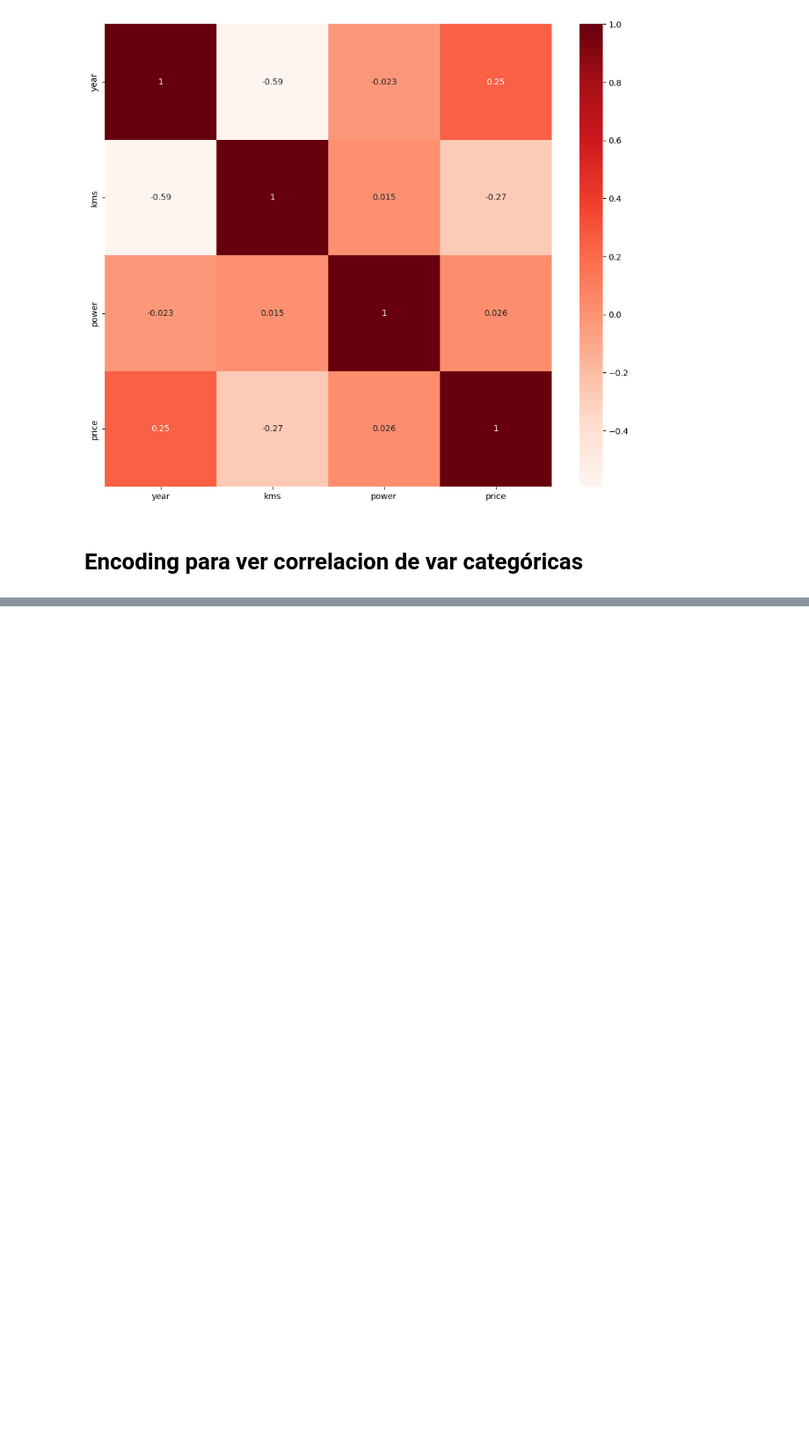
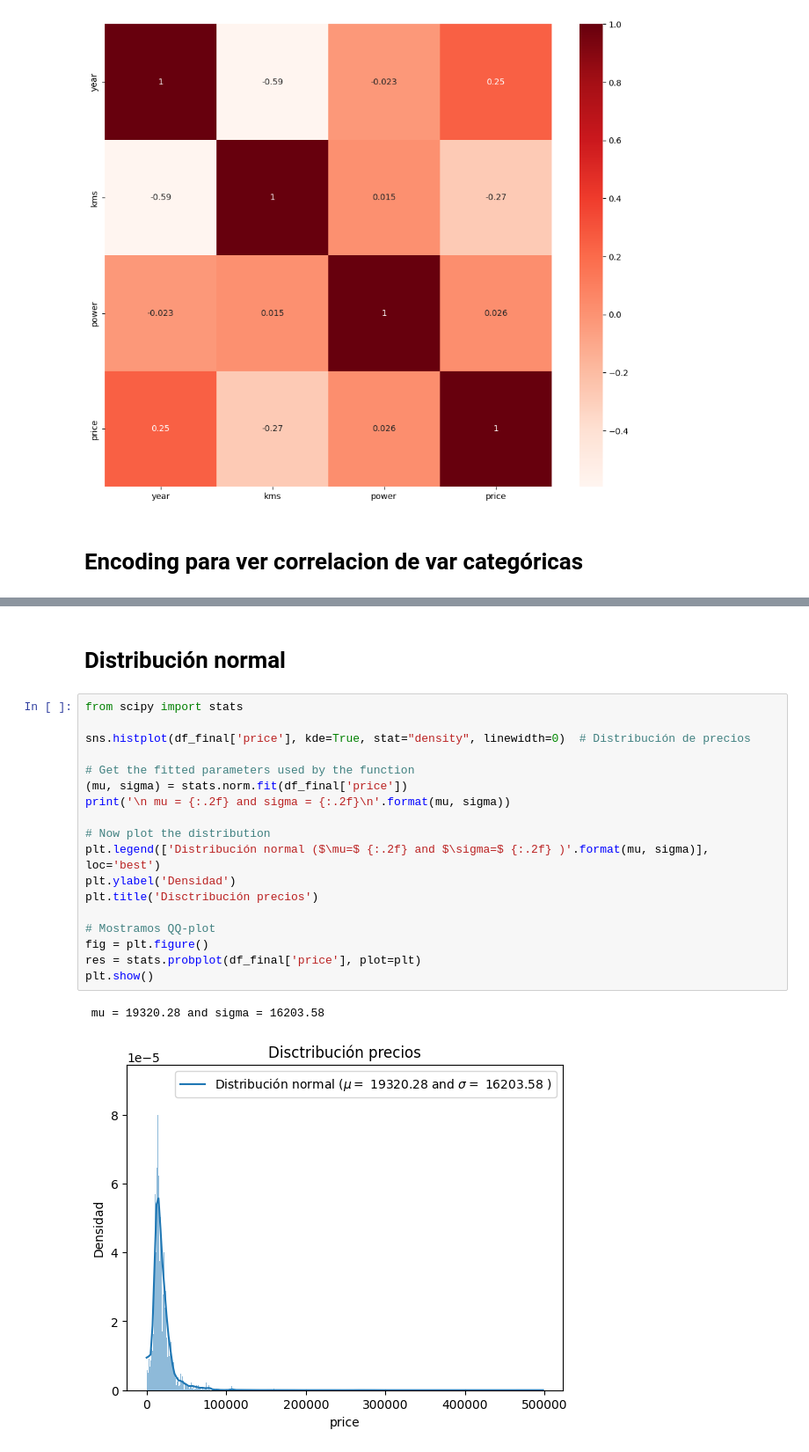
Before and after one commit to Germandcont/SecondHandCars-PricePrediction, a Jupyter notebook: notebooks/predictive_model.ipynb, the cells around one changed output, grey strips where cells are left out. Shown: that part at 88% size. Cells and saved outputs as stored; diff of their text form; blank space fills up the shorter version.

```diff
--- a/notebooks/predictive_model.ipynb
+++ b/notebooks/predictive_model.ipynb
@@ -53,0 +140,23 @@ plt.show()
+# %% [markdown]
+# Distribución normal
+# %%
+from scipy import stats
+
+sns.histplot(df_final['price'], kde=True, stat="density", linewidth=0)  # Distribución de precios
+
+# Get the fitted parameters used by the function
+(mu, sigma) = stats.norm.fit(df_final['price'])
+print('\n mu = {:.2f} and sigma = {:.2f}\n'.format(mu, sigma))
+
+# Now plot the distribution
+plt.legend(['Distribución normal ($\mu=$ {:.2f} and $\sigma=$ {:.2f} )'.format(mu, sigma)], loc='best')
+plt.ylabel('Densidad')
+plt.title('Disctribución precios')
+
+# Mostramos QQ-plot
+fig = plt.figure()
+res = stats.probplot(df_final['price'], plot=plt)
+plt.show()
+# %% [output]
+ mu = 19320.28 and sigma = 16203.58
+[figure, added]
```
Also changed, not shown: parts of 12 cells of this notebook, 1 other file.
